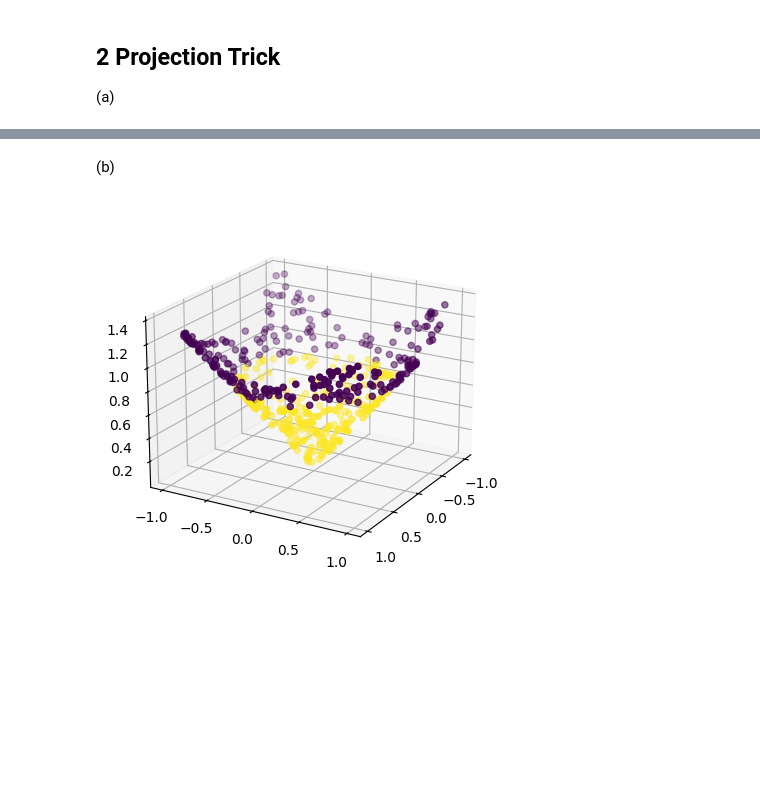
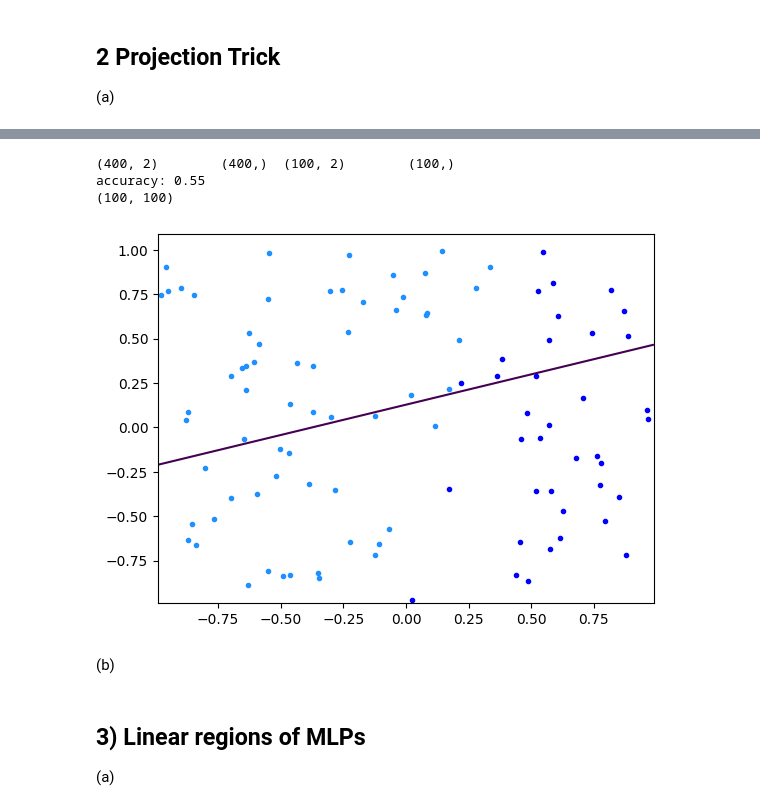
Before and after one commit to S3gmentati0nFault/machine-learning-physics, a Jupyter notebook: Sheet_3/sheet03.ipynb, the cells around one changed output, grey strips where cells are left out. Saved outputs shown, nothing was run; the diff lists cells and outputs as text; code cells hidden in the pictures; blank space fills up the shorter version.

```diff
--- a/Sheet_3/sheet03.ipynb
+++ b/Sheet_3/sheet03.ipynb
@@ -50,3 +55,52 @@ plt.show()
+# %%
+from sklearn.linear_model import LogisticRegression
+from sklearn.model_selection import train_test_split
+from sklearn.metrics import accuracy_score
+
+
+# fit logistic regression
+X_train, X_test, Y_train, Y_test = train_test_split(points, labels, test_size=0.2, random_state=12987)
+if constants.DEBUGGING:
+    print(str(np.shape(X_train)) + "\t" + str(np.shape(Y_train)) + "\t" + str(np.shape(X_test)) + "\t" + str(np.shape(Y_test)))
+
+classifier = LogisticRegression(solver="liblinear")
+classifier.fit(X_train, Y_train)
+
+
+# compute the accuracy
+predictions = classifier.predict(X_test)
+accuracy = accuracy_score(Y_test, predictions)
+print("accuracy: " + str(accuracy))
+
+# visualize the decision boundary
+# Preprocessing
+sorted_indices = np.argsort(predictions)
+sorted_test_points = X_test[sorted_indices]
+sorted_preds = predictions[sorted_indices]
+
+X_test_points = sorted_test_points[:, 0]
+Y_test_points = sorted_test_points[:, 1]
+
+first_one_position = np.where(sorted_preds == 1)[0][0]
+
+X_points_pred_one = X_test_points[first_one_position:]
+X_points_pred_zero = X_test_points[:first_one_position]
+Y_points_pred_one = Y_test_points[first_one_position:]
+Y_points_pred_zero = Y_test_points[:first_one_position]
+
+# Plotting
+plt.scatter(X_points_pred_zero, Y_points_pred_zero, c="blue", marker=".")
+plt.scatter(X_points_pred_one, Y_points_pred_one, c="dodgerblue", marker=".")
+grid = np.stack(np.meshgrid(np.linspace(-1, 1, 100), np.linspace(-1, 1, 100)), axis=-1)
+pred = classifier.decision_function(grid.reshape(-1,2)).reshape(grid.shape[:-1]).T
+print(np.shape(pred))
+plt.contour(pred, levels=[0], origin='lower', extent=(-1, 1, -1, 1))
+plt.show()
+# %% [output]
+(400, 2)        (400,)  (100, 2)        (100,)
+accuracy: 0.55
+(100, 100)
+[figure, added]
 # %% [markdown]
 (b)
 # %%
@@ -54,15 +108,3 @@ plt.show()
 
 # TODO: Show the enhanced data, e.g. with a 3D scatter plot
 #       (https://matplotlib.org/stable/gallery/mplot3d/scatter3d.html)
-
-distances = np.zeros(len(grid[0]))
-for i in range(len(grid[0])):
-    distances[i] = np.sqrt(grid[0][i]**2 + grid[1][i]**2)
-
-fig = plt.figure()
-ax = fig.add_subplot(projection='3d')
-ax.scatter(grid[0], grid[1], distances, c=labels)
-ax.view_init(20, 30, 0)
-plt.show()
-# %% [output]
-[figure, removed]
@@ -68,0 +113,4 @@ plt.show()
+# %% [markdown]
+## 3) Linear regions of MLPs
+
+(a)
```
Also changed, not shown: parts of 15 cells of this notebook.
